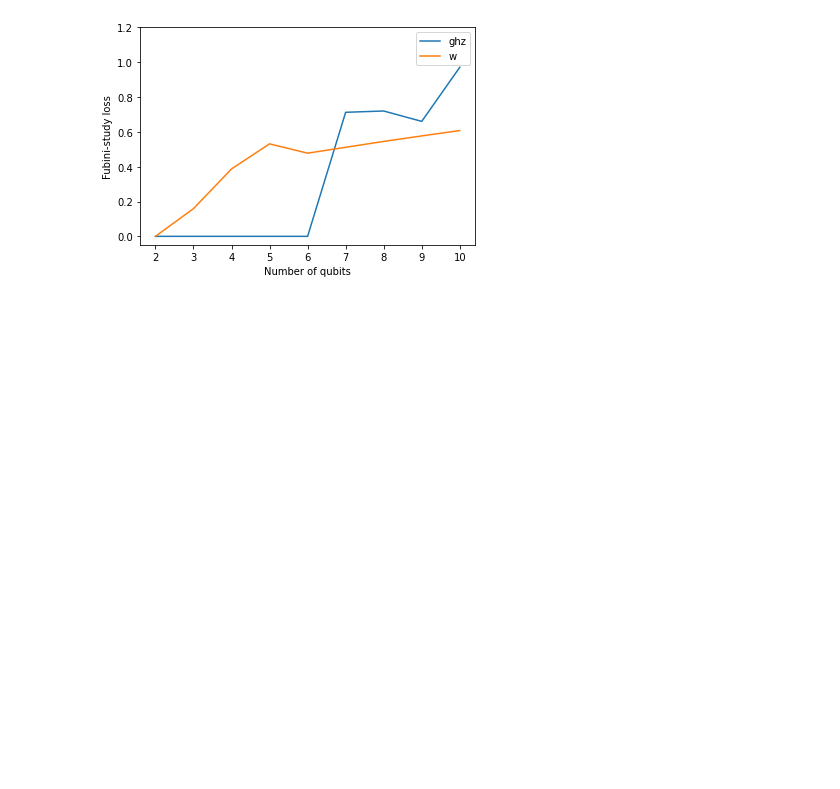
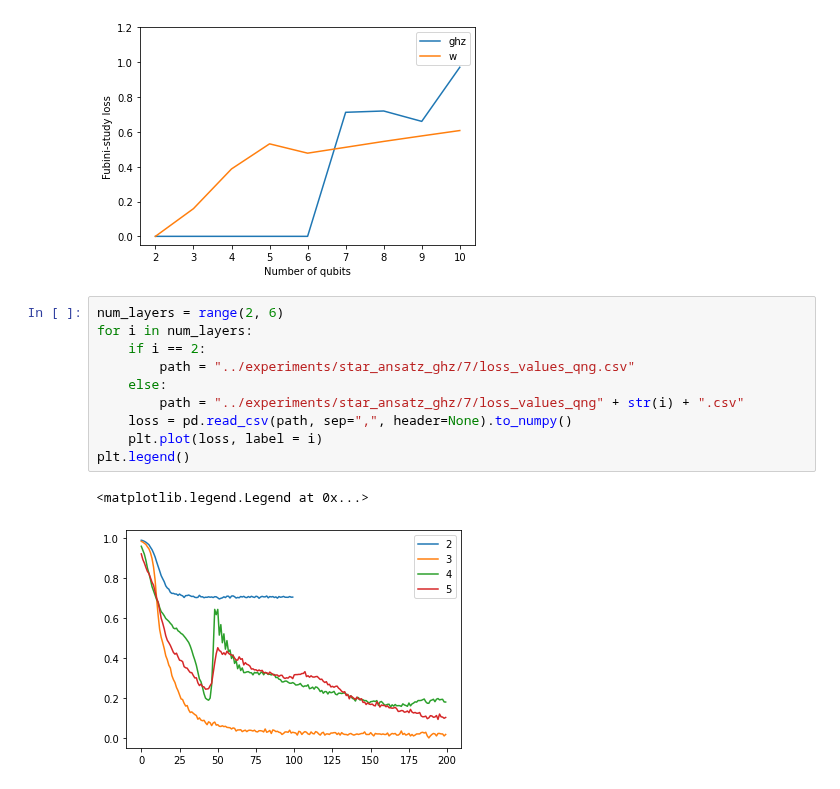
Before and after one commit to vutuanhai237/UC-VQA, a Jupyter notebook: codes/plot_compare_ansatz.ipynb, the cells around one changed output. Cells and saved outputs as stored; diff of their text form; blank space fills up the shorter version.

```diff
--- a/codes/plot_compare_ansatz.ipynb
+++ b/codes/plot_compare_ansatz.ipynb
@@ -127,3 +127,16 @@ get_loss('w', 'sgd')
 plt.show()
 # %% [output]
 [figure]
+# %%
+num_layers = range(2, 6)
+for i in num_layers:
+    if i == 2:
+        path = "../experiments/star_ansatz_ghz/7/loss_values_qng.csv"
+    else:
+        path = "../experiments/star_ansatz_ghz/7/loss_values_qng" + str(i) + ".csv"
+    loss = pd.read_csv(path, sep=",", header=None).to_numpy()
+    plt.plot(loss, label = i)
+plt.legend()
+# %% [output]
+<matplotlib.legend.Legend at 0x...>
+[figure, added]
```
Also changed, not shown: parts of 5 cells of this notebook, 4 other files.
